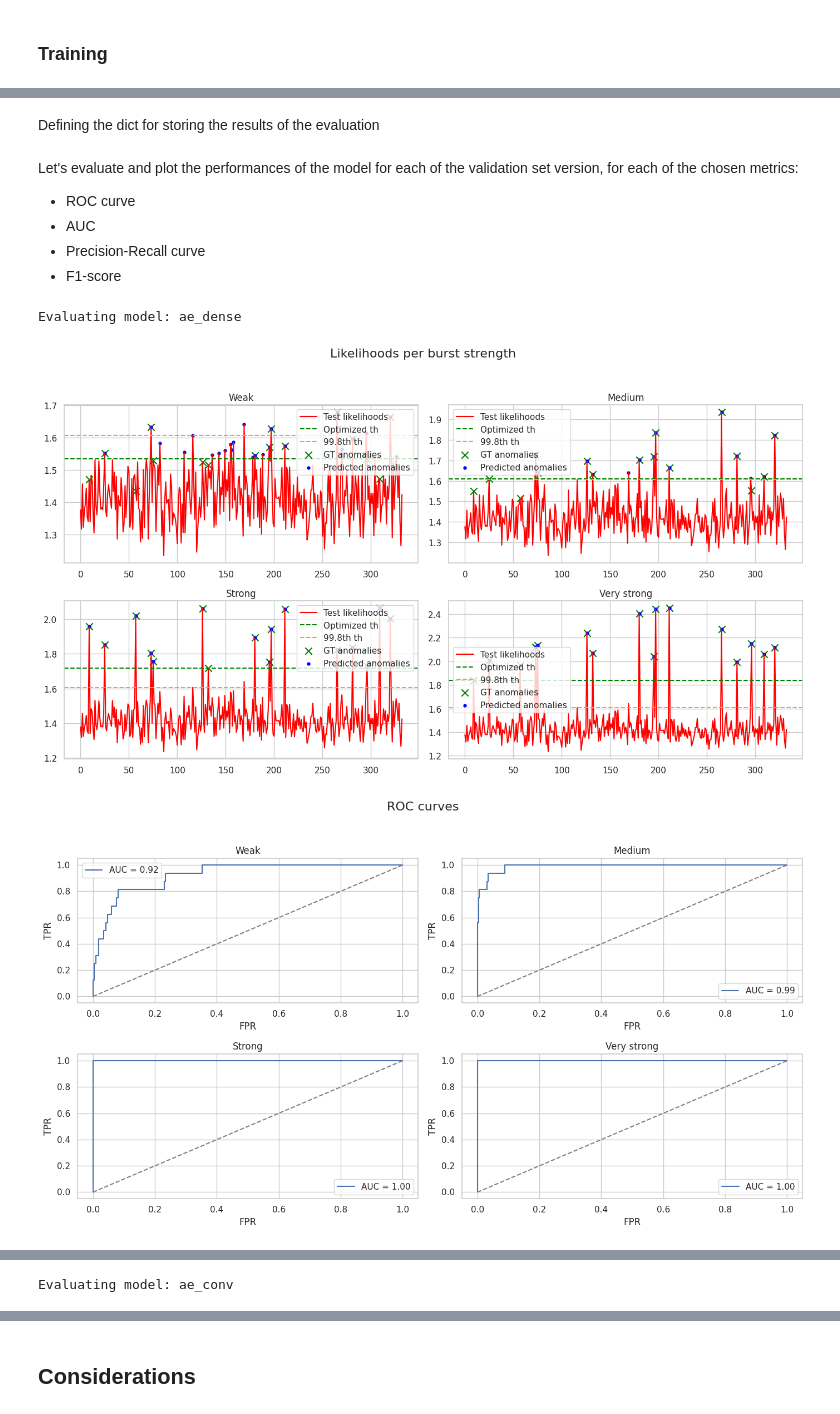
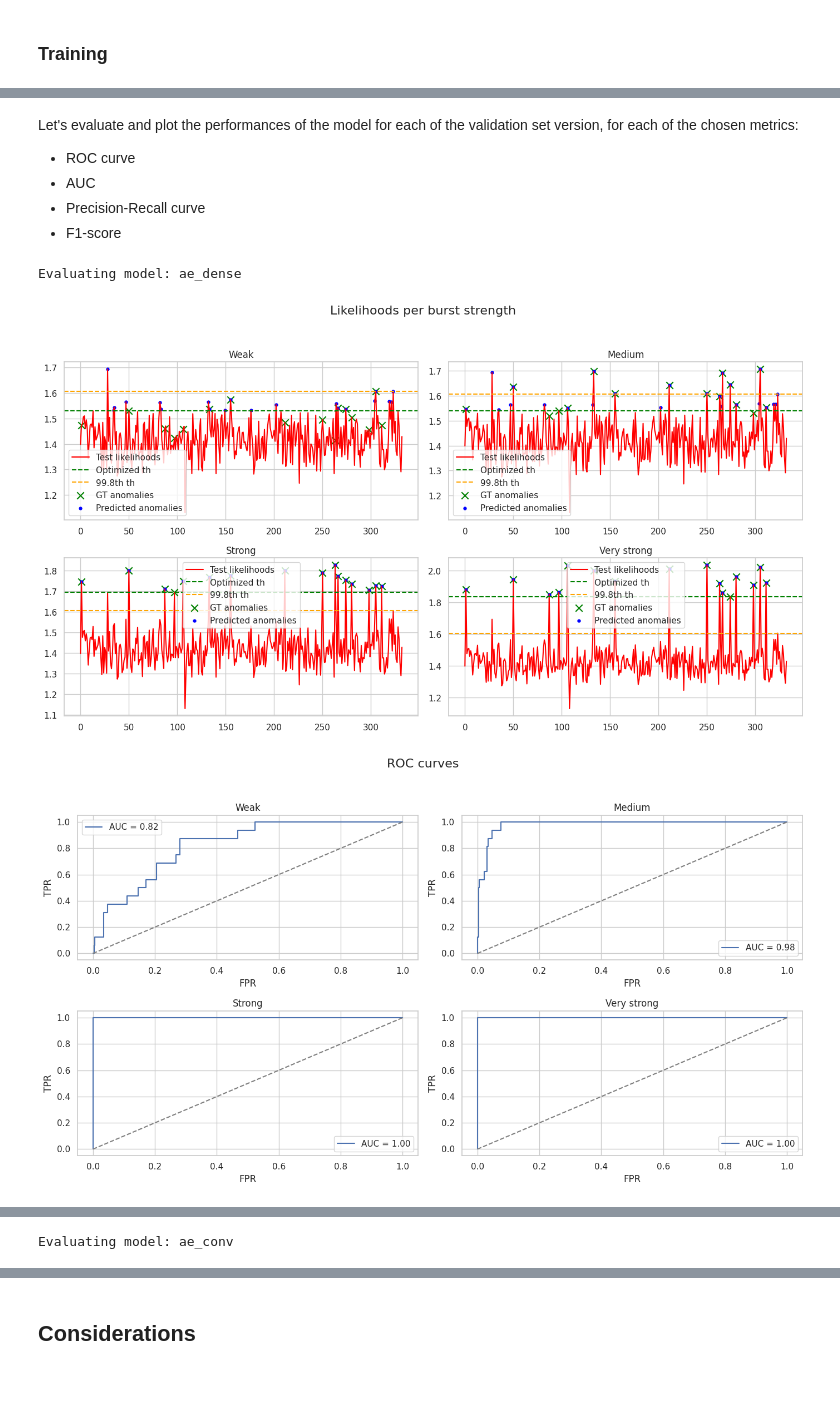
Before and after one commit to t-perniola/Denoising-Autoencoders-for-GRBs-detection, a Jupyter notebook: Denoising_Autoencoder_for_GRBs_detection.ipynb, the cells around one changed output, grey strips where cells are left out. Drawn from its saved outputs; the diff is of its cells as text; code cells hidden in the pictures; blank space fills up the shorter version.

```diff
--- a/Denoising_Autoencoder_for_GRBs_detection.ipynb
+++ b/Denoising_Autoencoder_for_GRBs_detection.ipynb
@@ -424,8 +497,9 @@ callbacks = [
 # %%
-# Compiling
-ae.compile(optimizer = "adam", loss = skew_normal_nll) # choose the custom loss
+ae.compile(optimizer = "adam", loss = skew_normal_nll)
 history = ae.fit(x = training_data, y = training_data,
                  validation_data = (val_data_perturbed, val_data_perturbed),
-                 epochs = 50, batch_size = 16, callbacks=callbacks)
+                 epochs = 50, batch_size = best_config["ae"]["batch_size"],
+                 callbacks=callbacks)
+show_history(history)
 # %% [output]
 Epoch 1/50
@@ -454,7 +525,13 @@ show_history(history)
 # %%
+ae_conv = build_conv1d_autoencoder(input_shape = (chunk_size, 1),
+                                   filters = best_config["ae_conv"]["filters"],
+                                   kernel_size = int(best_config["ae_conv"]["kernel_size"]),
+                                   num_layers = best_config["ae_conv"]["num_hidden"])
 ae_conv.compile(optimizer = "adam", loss = skew_normal_nll)
 history_conv = ae_conv.fit(x = training_data, y = training_data,
-                 validation_data = (val_data_perturbed, val_data_perturbed),
-                 epochs = 50, batch_size = 16, callbacks=callbacks)
+                           validation_data = (val_data_perturbed, val_data_perturbed),
+                           epochs = 50, batch_size = best_config["ae_conv"]["batch_size"],
+                           callbacks=callbacks)
+show_history(history_conv)
 # %% [output]
 Epoch 1/50
@@ -534,5 +592,0 @@ print(f"99.8th Threshold: {threshold_perc:.4f}")
-# %%
-# Models
-models= [ae, ae_conv]
-ae.name = "ae_dense"
-ae_conv.name = "ae_conv"
@@ -559,5 +603,3 @@ def compute_likelihood(data, ae, num_chunks):
-# %% [markdown]
-Defining the dict for storing the results of the evaluation
 # %%
 from sklearn.metrics import (
     roc_curve, roc_auc_score,
@@ -573,9 +615,12 @@ burst_strengths = {
     "Very strong": {"lb": 80, "ub": 100}
 }
 
-# Results dict.
+# Models to iterate on
+models = [ae, ae_conv]
+
+# Defining the dict for storing the results of the evaluation
 results = {model.name: {label: {
-    "Avg_ll": None, "Std dev": None, "AUC": None,
+    "Avg ll": None, "Std dev": None, "AUC": None,
     "Precision": None, "Recall": None, "F1": None,
     "Best Threshold (F1)": None
 } for label in burst_strengths.keys()}
@@ -591,14 +636,13 @@ Let's evaluate and plot the performances of the model for each of the validation
 # %%
 # Evaluating and plotting
 for model in models:
   print(f"Evaluating model: {model.name}")
-  evaluate_and_plot_per_strength(test_data, results, model,
-                                 fixed_anomalies_idx, test_anomaly_perc,
-                                 burst_strengths, scaler, compute_likelihood,
-                                 model, train_likelihoods, num_chunks_eval, threshold_perc,
-                                 peak_time, burst_duration
+  evaluate_and_plot_per_strength(dev_data, results, model,
+                                 dev_anomaly_indices, burst_strengths, scaler,
+                                 train_likelihoods, num_chunks_dev,
+                                 threshold_perc, peak_time, burst_duration
   )
 # %% [output]
 Evaluating model: ae_dense
-[figure, old version]
+[figure, new version]
-[figure, old version]
+[figure, new version]
```
Also changed, not shown: parts of 77 cells of this notebook.
